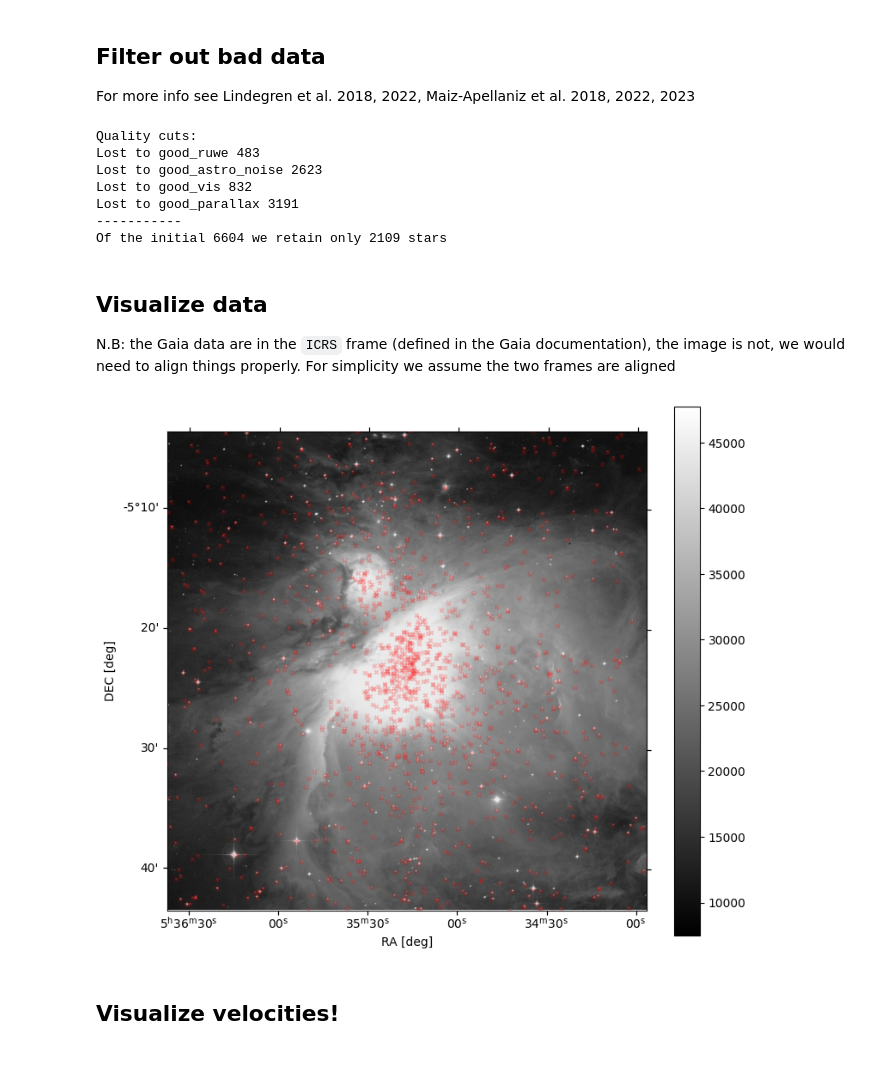
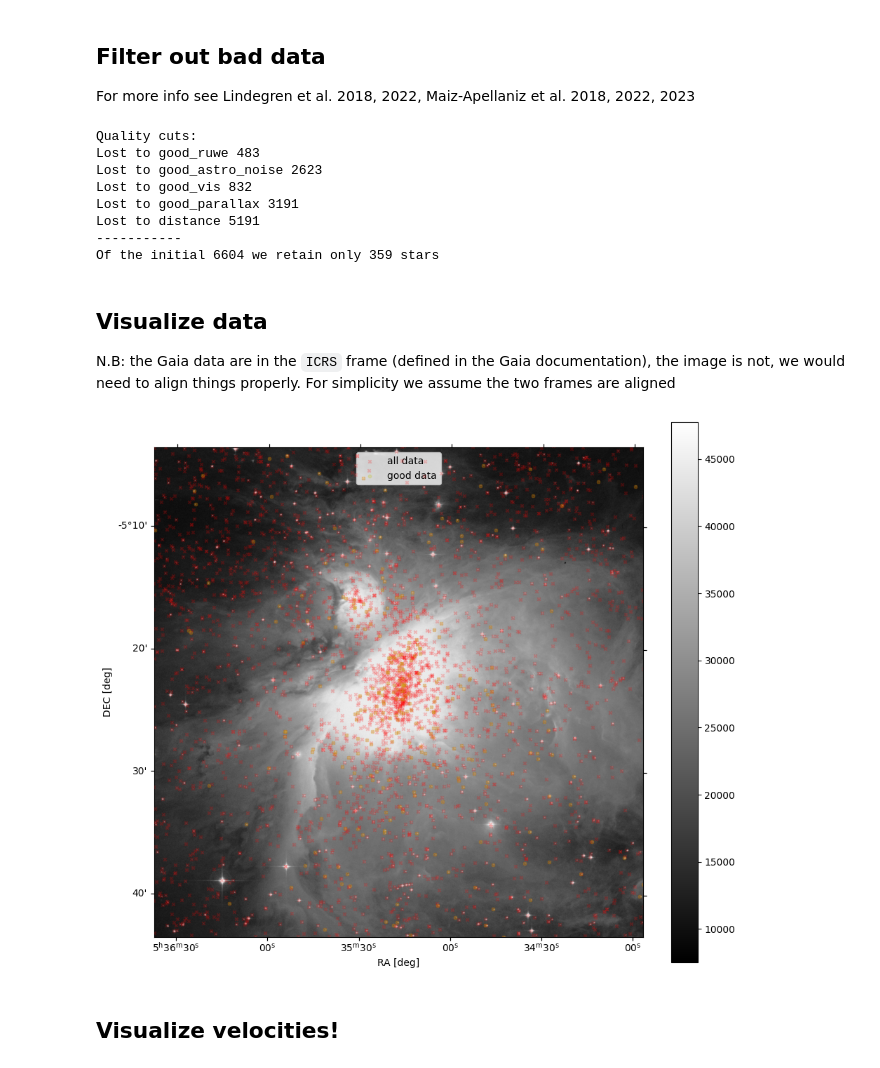
Before and after one commit to mathren/MfA_runaways, a Jupyter notebook: data/explore_Gaia_dr3_catalog.ipynb, the cells around one changed output. Saved outputs shown, nothing was run; the diff lists cells and outputs as text; code cells hidden in the pictures.

Commit message:
plots working

```diff
--- a/data/explore_Gaia_dr3_catalog.ipynb
+++ b/data/explore_Gaia_dr3_catalog.ipynb
@@ -122,8 +122,15 @@ print("Lost to good_vis",  np.sum(1-good_vis))
 # parallax relative error < 10%
 good_parallax    = orion_cluster_all['parallax_over_error'] > 10
 print("Lost to good_parallax",  np.sum(1-good_parallax))
+# right parallax range, from, e.g. Kuhn et al. 2019
+d_min            = 397*u.pc
+d_max            = 410*u.pc
+parallax_min     = ((1*u.au/d_max.to(u.au))*u.rad).to(u.mas)
+parallax_max     = ((1*u.au/d_min.to(u.au))*u.rad).to(u.mas)
+good_distance = (orion_cluster_all["parallax"] >= parallax_min) & (orion_cluster_all["parallax"]<= parallax_max)
+print("Lost to distance",  np.sum(1-good_distance))
 # combination
-index_good             = good_ruwe & good_astro_noise & good_vis & good_parallax
+index_good       = good_ruwe & good_astro_noise & good_vis & good_parallax & good_distance
 # verify number of stars left
 print("-----------")
 print("Of the initial", len(orion_cluster_all['ra']), "we retain only", len(orion_cluster_all['ra'][index_good]), "stars")
@@ -133,8 +140,9 @@ Lost to good_ruwe 483
 Lost to good_astro_noise 2623
 Lost to good_vis 832
 Lost to good_parallax 3191
+Lost to distance 5191
 -----------
-Of the initial 6604 we retain only 2109 stars
+Of the initial 6604 we retain only 359 stars
 # %% [markdown]
 ## Visualize data
 
@@ -152,35 +160,37 @@ positions = SkyCoord(ra=ra, dec=dec, unit=(u.degree, u.degree), frame='icrs')
 ra_rad = positions.ra.wrap_at(180 * u.deg).radian
 dec_rad = positions.dec.radian
 # %%
-fig = plt.figure(figsize=(8, 8))
+fig = plt.figure(figsize=(10,10))
 gs = gridspec.GridSpec(100, 100)
 ax = fig.add_subplot(gs[:, :90], projection=wcs)
 cax = fig.add_subplot(gs[:, 95:])
 
 # read data
-ra = orion_cluster_all["ra"][index_good]
-dec = orion_cluster_all["dec"][index_good]
+ra = orion_cluster_all["ra"]
+dec = orion_cluster_all["dec"]
 positions_icrs = SkyCoord(ra=ra, dec=dec, unit=(u.degree, u.degree), frame='icrs') # in the Gaia frame
 # get position in underlying image coordinates
 x, y = wcs.all_world2pix(positions_icrs.ra.deg,positions_icrs.dec.deg, 0)
 
 
 
 p = ax.imshow(stacked, cmap='gray')
 # clip to composite image
 ax.set_xlim(0, len(stacked[0]))
 ax.set_ylim(0, len(stacked[1]))
 # add colorbar
 fig.colorbar(p, cax=cax)
 # add data
-ax.scatter(x, y, marker='x', c='r', s=10, zorder=10, alpha=0.2)
+ax.scatter(x, y, marker='x', c='r', s=10, zorder=10, alpha=0.2, label="all data")
+ax.scatter(x[index_good], y[index_good], marker='o', c='y', s=10, zorder=10, alpha=0.2, label="good data")
+ax.legend(frameon=True)
 
 
 
 ax.set_xlabel(r"RA [deg]")
 ax.set_ylabel(r"DEC [deg]")
 # %% [output]
-[figure, old version]
+[figure, new version]
 # %% [markdown]
 ## Visualize velocities!
 # %%
```
Also changed, not shown: parts of 4 cells of this notebook.
